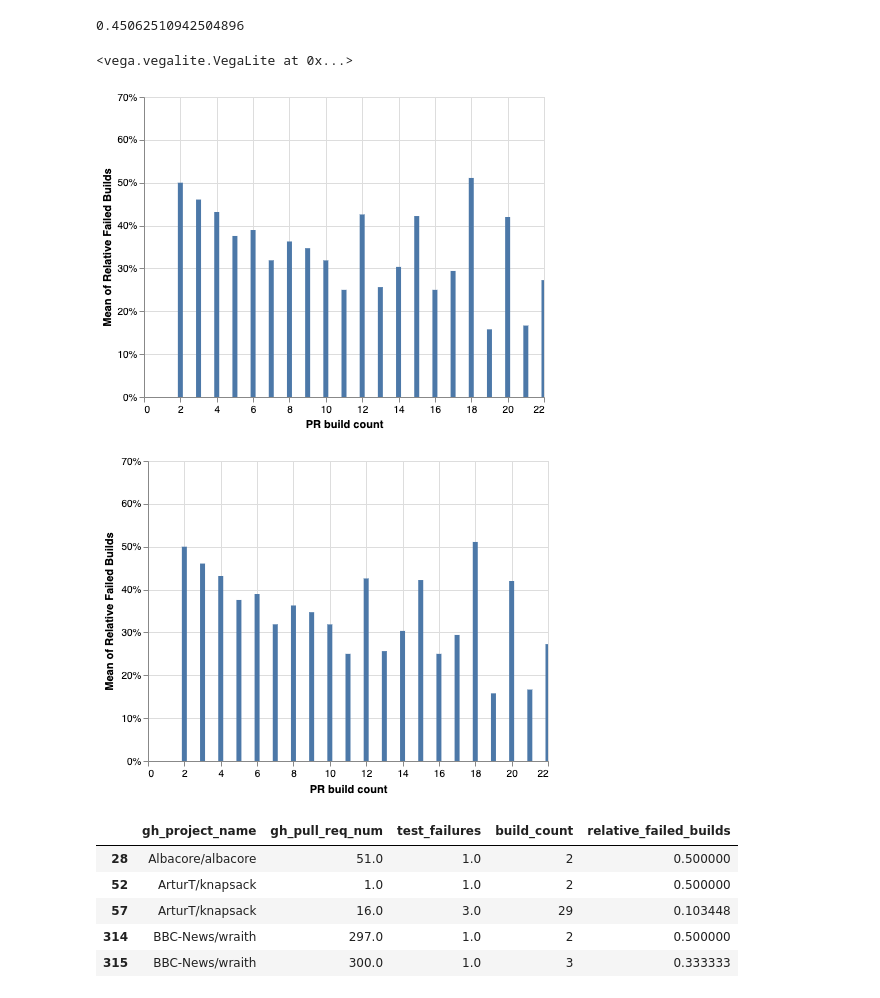
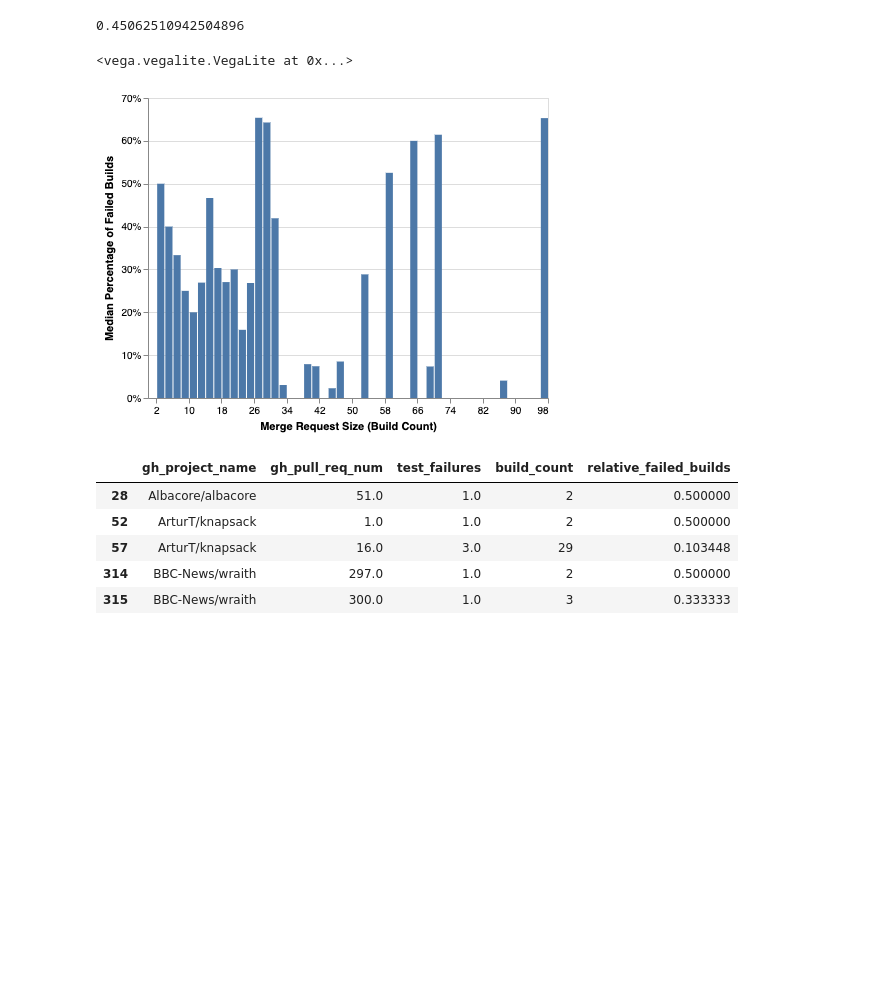
Before and after one commit to f4lco/testmining, a Jupyter notebook: notebook/Pull Requests.ipynb, the cells around one changed output. Cells and saved outputs as stored; diff of their text form; code cells hidden in the pictures; blank space fills up the shorter version.

Commit message:
Add pull request chart which includes record count

```diff
--- a/notebook/Pull Requests.ipynb
+++ b/notebook/Pull Requests.ipynb
@@ -119,18 +118,19 @@ df['relative_failed_builds'].mean()
 # %% [output]
 0.45062510942504896
 # %%
-# If at least one (but not all builds) of a PR fail, how many builds are needed to 'correct' before merge?
-#
-alt.Chart(df).mark_bar(clip=True).encode(
-    x=alt.X('build_count', title='PR build count', scale=alt.Scale(domain=(1, 20))),
-    y=alt.Y('mean(relative_failed_builds)',
-            title='Mean of Relative Failed Builds',
+## If at least one (but not all builds) of a PR fail, how many builds are needed to 'correct' before merge?
+alt.Chart(df).mark_bar(clip=False).encode(
+    x=alt.X('build_count:Q',
+            title='Merge Request Size (Build Count)',
+            scale=alt.Scale(zero=True),
+            bin=alt.BinParams(step=2)),
+    y=alt.Y('median(relative_failed_builds)',
+            title='Median Percentage of Failed Builds',
             axis=alt.Axis(format='%'))
 )
 # %% [output]
 <vega.vegalite.VegaLite at 0x...>
-[figure, old version]
+[figure, new version]
-[figure, removed]
 # %%
 df.head()
 # %% [output]
```
Also changed, not shown: parts of 2 cells of this notebook.
